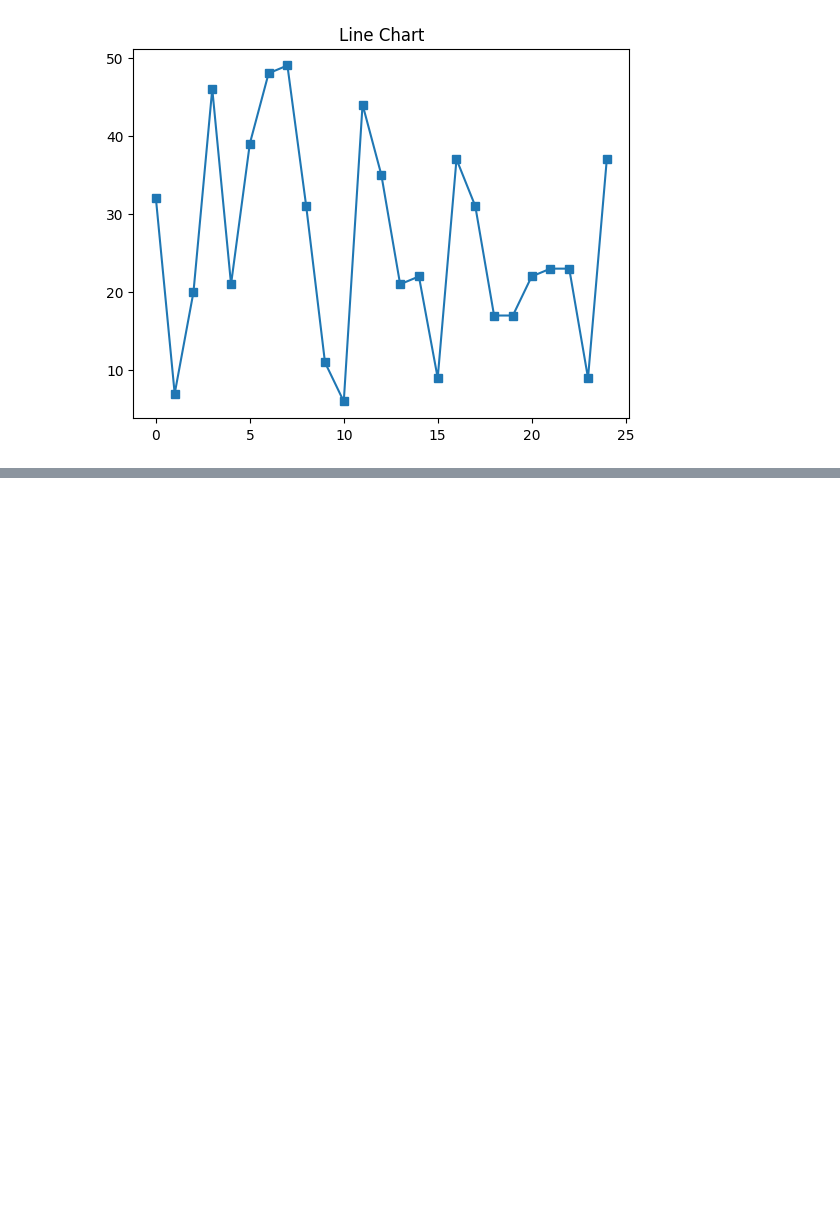
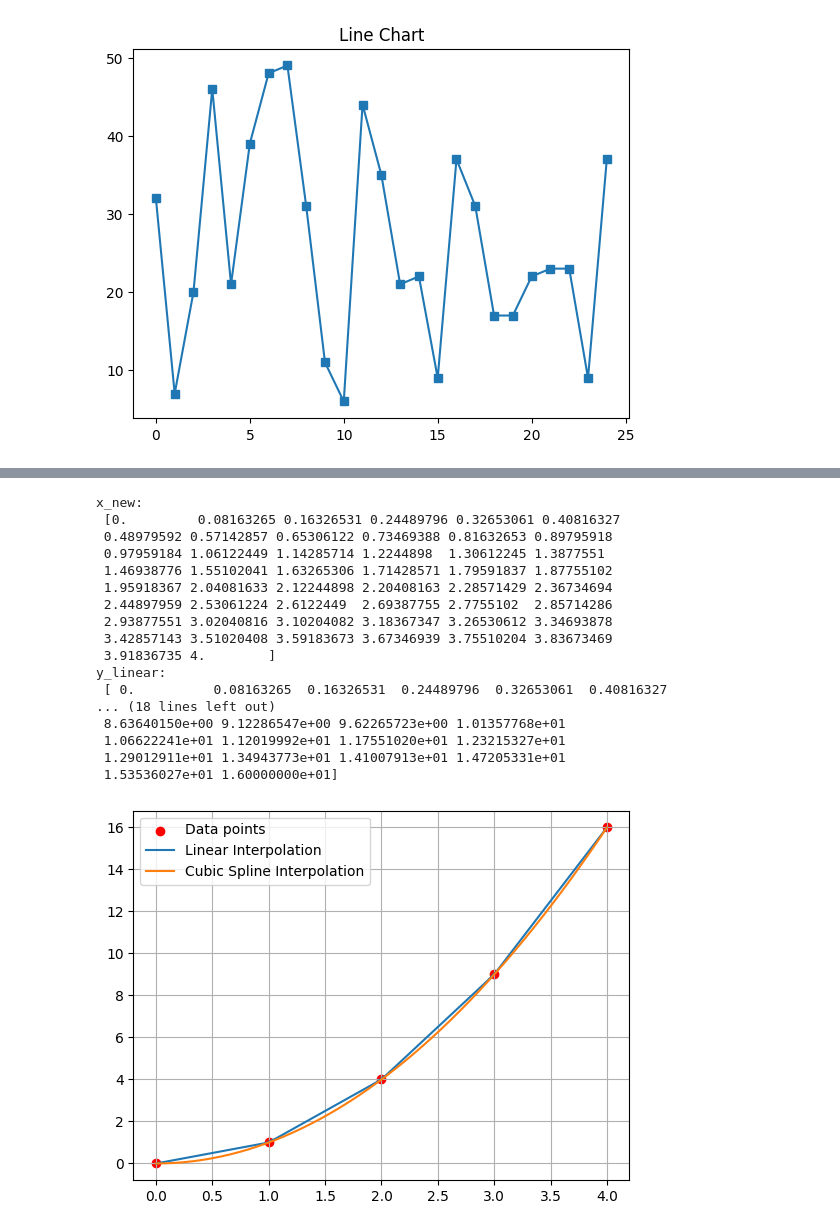
Before and after one commit to maddy819/PythonLibs, a Jupyter notebook: Matplotlib/app.ipynb, the cells around one changed output, grey strips where cells are left out. Saved outputs shown, nothing was run; the diff lists cells and outputs as text; code cells hidden in the pictures; blank space fills up the shorter version.

```diff
--- a/Matplotlib/app.ipynb
+++ b/Matplotlib/app.ipynb
@@ -76,0 +108,45 @@ plt.show()
+# %%
+# Known data
+x = np.array([0, 1, 2, 3, 4])
+y = np.array([0, 1, 4, 9, 16])  # y = x^2
+
+# New x values (for interpolation)
+x_new = np.linspace(0, 4, 50)
+print("x_new: \n", x_new)
+
+# Linear interpolation
+f_linear = interpolate.interp1d(x, y, kind='linear')
+y_linear = f_linear(x_new)
+print("y_linear: \n", y_linear)
+
+# Cubic spline interpolation
+f_cubic = interpolate.interp1d(x, y, kind='cubic')
+y_cubic = f_cubic(x_new)
+print("y_cubic: \n", y_cubic)
+
+# Plot
+plt.scatter(x, y, color='red', label="Data points")
+plt.plot(x_new, y_linear, label="Linear Interpolation")
+plt.plot(x_new, y_cubic, label="Cubic Spline Interpolation")
+plt.legend()
+plt.grid()
+plt.show()
+# %% [output]
+x_new:
+ [0.         0.08163265 0.16326531 0.24489796 0.32653061 0.40816327
+ 0.48979592 0.57142857 0.65306122 0.73469388 0.81632653 0.89795918
+ 0.97959184 1.06122449 1.14285714 1.2244898  1.30612245 1.3877551
+ 1.46938776 1.55102041 1.63265306 1.71428571 1.79591837 1.87755102
+ 1.95918367 2.04081633 2.12244898 2.20408163 2.28571429 2.36734694
+ 2.44897959 2.53061224 2.6122449  2.69387755 2.7755102  2.85714286
+ 2.93877551 3.02040816 3.10204082 3.18367347 3.26530612 3.34693878
+ 3.42857143 3.51020408 3.59183673 3.67346939 3.75510204 3.83673469
+ 3.91836735 4.        ]
+y_linear:
+ [ 0.          0.08163265  0.16326531  0.24489796  0.32653061  0.40816327
+... (18 lines left out)
+ 8.63640150e+00 9.12286547e+00 9.62265723e+00 1.01357768e+01
+ 1.06622241e+01 1.12019992e+01 1.17551020e+01 1.23215327e+01
+ 1.29012911e+01 1.34943773e+01 1.41007913e+01 1.47205331e+01
+ 1.53536027e+01 1.60000000e+01]
+[figure, added]
```
Also changed, not shown: parts of 4 cells of this notebook, 4 other files.
